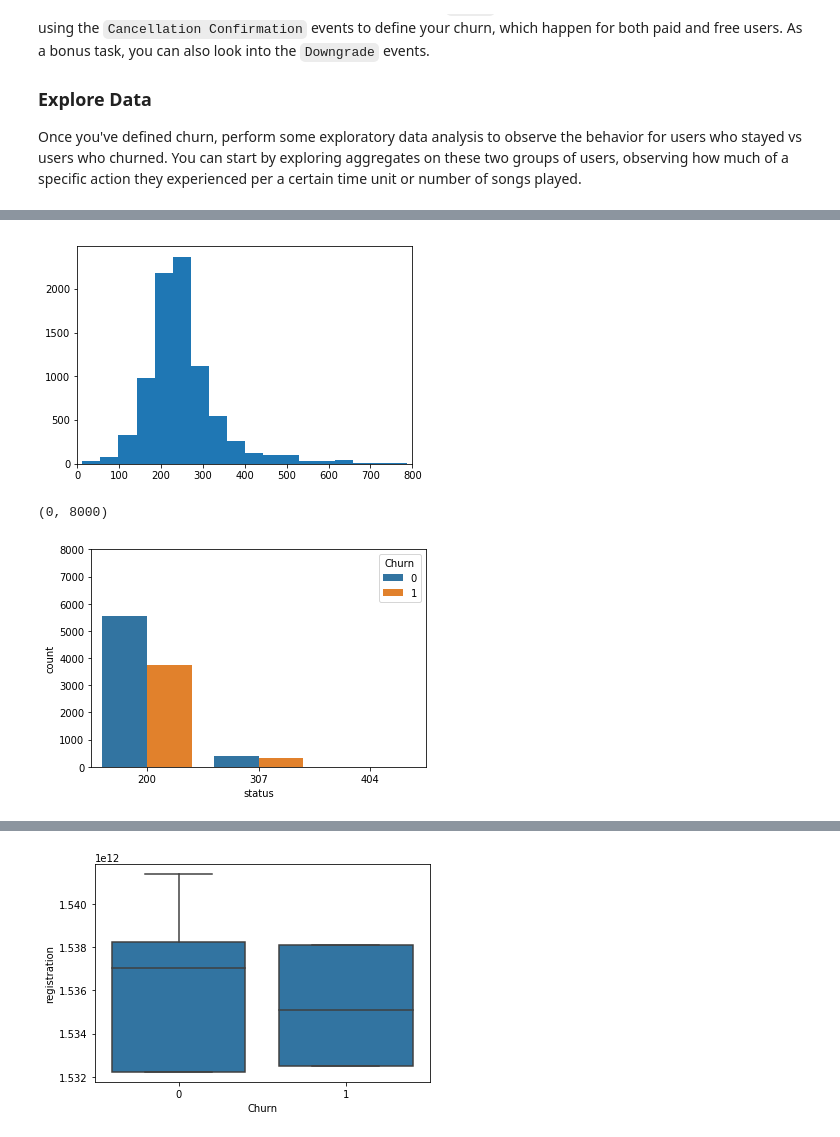
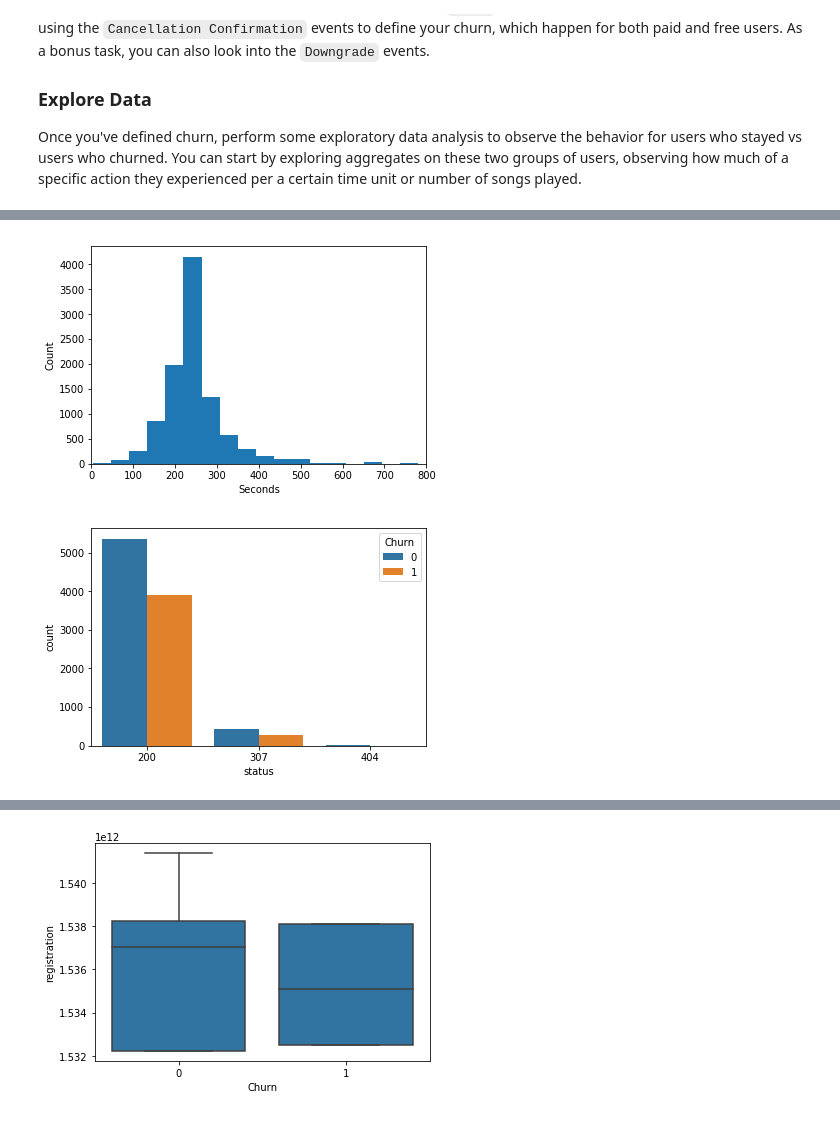
Before and after one commit to yycncom/Sparkify, a Jupyter notebook: Sparkify.ipynb, the cells around one changed output, grey strips where cells are left out. Saved outputs shown, nothing was run; the diff lists cells and outputs as text; code cells hidden in the pictures.

```diff
--- a/Sparkify.ipynb
+++ b/Sparkify.ipynb
@@ -41,3 +70,11 @@ Row(artist='Martha Tilston', auth='Logged In', firstName='Colin', gender='M', it
+# %%
+imputer = Imputer(strategy='mean', inputCols=['length'], outputCols=['length'])
+# %%
+imputerModel = imputer.fit(df)
+# %%
+df = imputerModel.transform(df)
+# %%
+df = df.fillna({'song': 'unknown', 'artist': 'unknown'})
 # %% [markdown]
 # Exploratory Data Analysis
 When you're working with the full dataset, perform EDA by loading a small subset of the data and doing basic manipulations within Spark. In this workspace, you are already provided a small subset of data you can explore.
@@ -90,13 +104,14 @@ dtype: int64
 # %%
 plt.hist(pd_df['length'].dropna(),bins=60);
+plt.ylabel('Count');
+plt.xlabel('Seconds');
 plt.xlim(0,800);
 # %% [output]
-[figure, old version]
+[figure, new version]
 # %%
 base_color = sns.color_palette()[0]
-sns.countplot(data=pd_df, x='status', hue='Churn');
-plt.ylim(0,8000)
+sns.countplot(data=pd_df, x='status',hue='Churn');
+#plt.xlim(0,2000)
 # %% [output]
-(0, 8000)
-[figure, old version]
+[figure, new version]
 # %%
```
Also changed, not shown: parts of 60 cells of this notebook.
